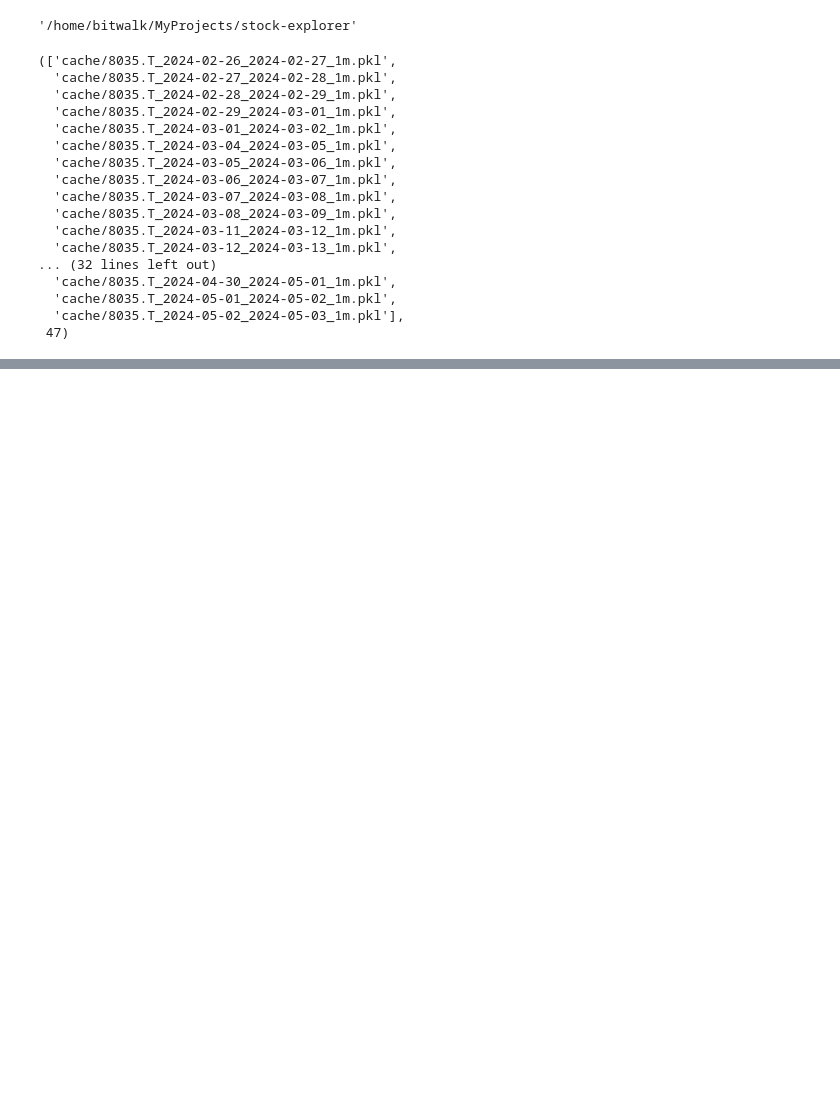
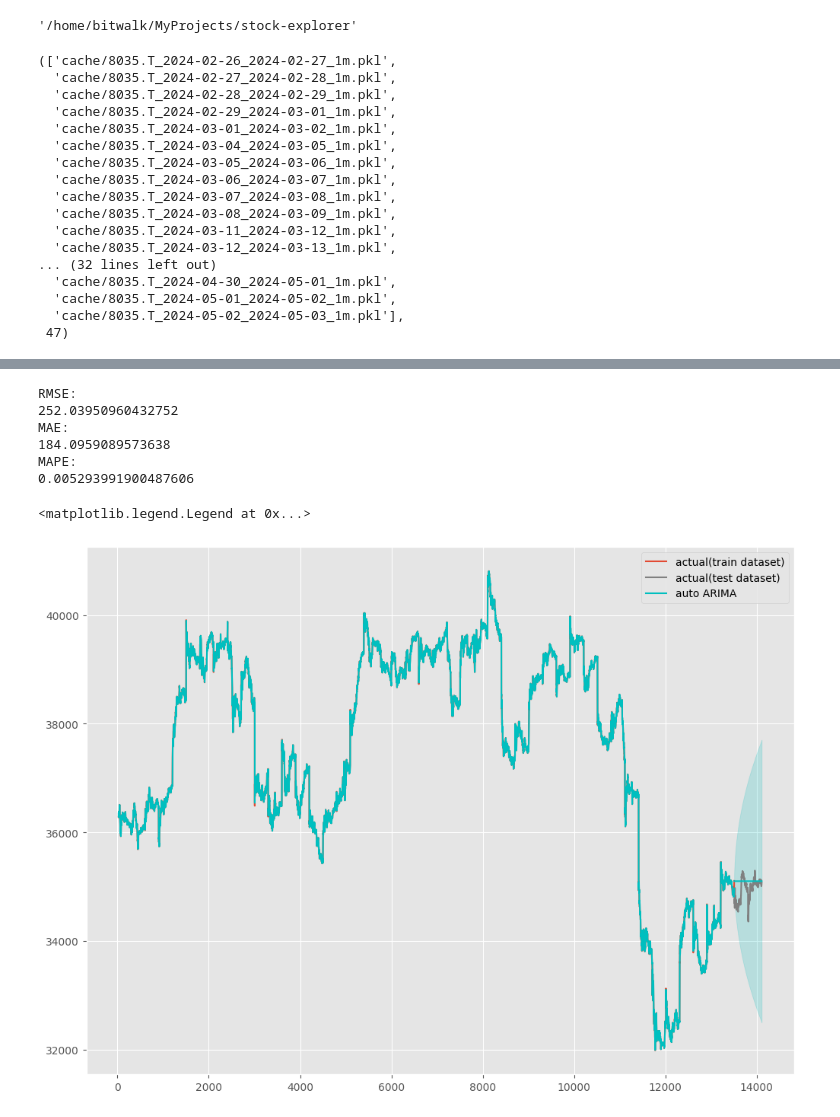
Before and after one commit to bitwalk123/stock-explorer, a Jupyter notebook: jupyter/analysis_day_trade_04.ipynb, the cells around one changed output, grey strips where cells are left out. Saved outputs shown, nothing was run; the diff lists cells and outputs as text; code cells hidden in the pictures; blank space fills up the shorter version.

```diff
--- a/jupyter/analysis_day_trade_04.ipynb
+++ b/jupyter/analysis_day_trade_04.ipynb
@@ -102,0 +184,10 @@ plt.show()
+# %%
+# モデル構築（Auto ARIMA）
+arima_model = pm.auto_arima(
+    train,
+    seasonal=False,
+    trace=True,
+    max_order=5,
+    n_jobs=-1,
+    maxiter=100
+)
@@ -102,0 +212,40 @@ plt.show()
+# %%
+# 予測
+##学習データの期間の予測値
+train_pred = arima_model.predict_in_sample()
+##テストデータの期間の予測値
+test_pred, test_pred_ci = arima_model.predict(
+    n_periods=df_test.shape[0],
+    return_conf_int=True
+)
+# テストデータで精度検証
+print('RMSE:')
+print(np.sqrt(mean_squared_error(df_test, test_pred)))
+print('MAE:')
+print(mean_absolute_error(df_test, test_pred))
+print('MAPE:')
+print(mean_absolute_percentage_error(df_test, test_pred))
+# %% [output]
+RMSE:
+252.03950960432752
+MAE:
+184.0959089573638
+MAPE:
+0.005293991900487606
+# %%
+# グラフ化
+fig, ax = plt.subplots()
+ax.plot(df_train[24:].index, df_train[24:].values, label="actual(train dataset)")
+ax.plot(df_test.index, df_test.values, label="actual(test dataset)", color="gray")
+ax.plot(df_train[24:].index, train_pred[24:], color="c")
+ax.plot(df_test.index, test_pred, label="auto ARIMA", color="c")
+ax.fill_between(
+    df_test.index,
+    test_pred_ci[:, 0],
+    test_pred_ci[:, 1],
+    color='c',
+    alpha=.2)
+ax.legend()
+# %% [output]
+<matplotlib.legend.Legend at 0x...>
+[figure, added]
```
Also changed, not shown: parts of 14 cells of this notebook, 2 other files.
